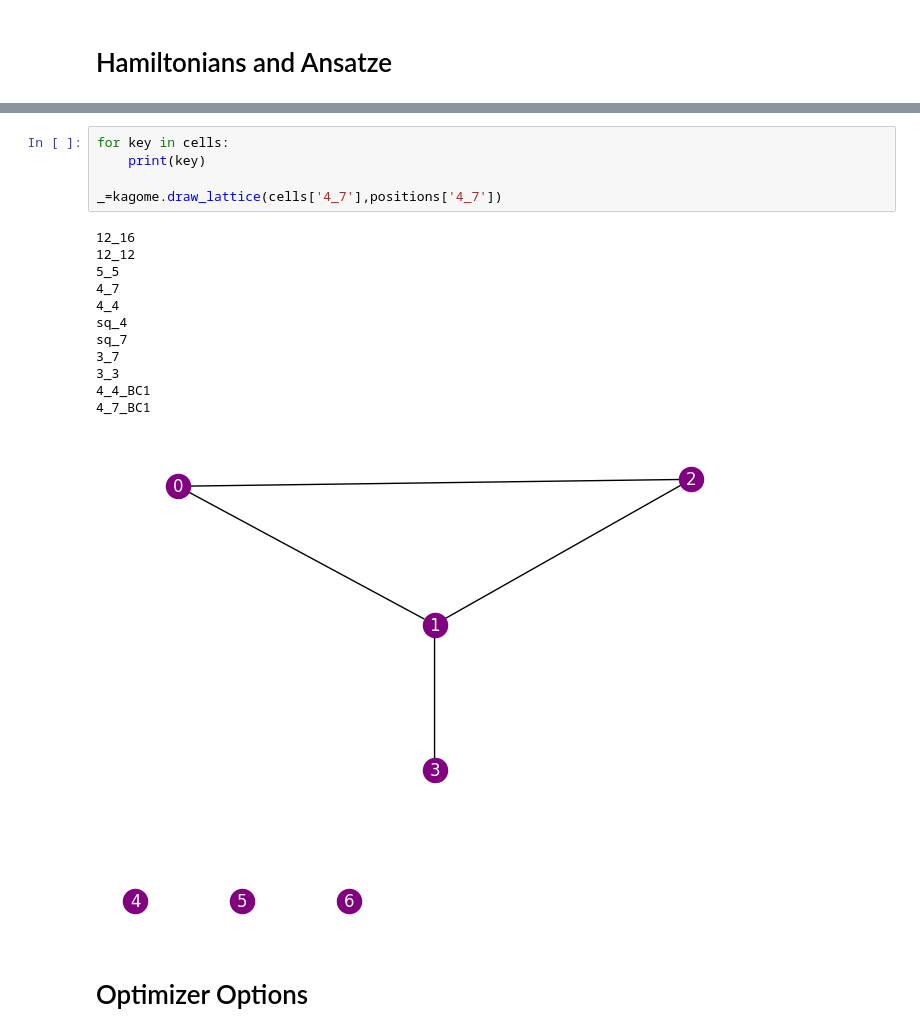
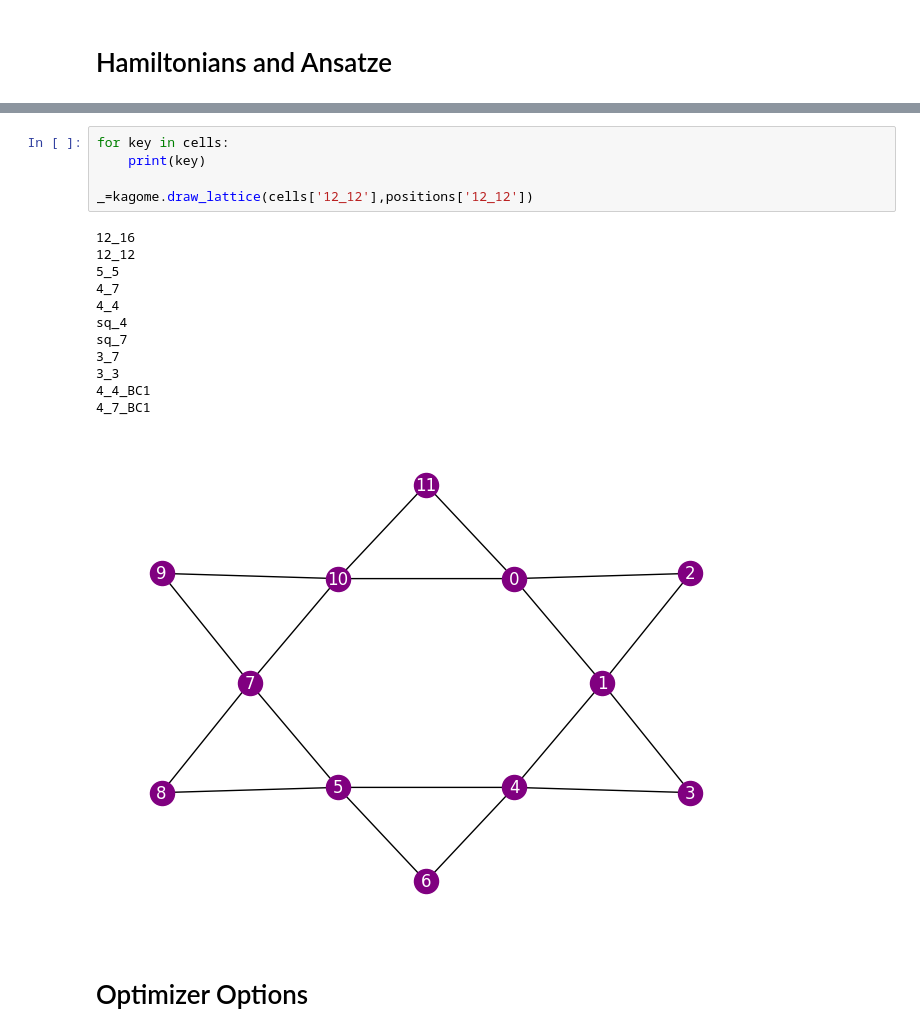
Before and after one commit to rrodenbusch/open-science-prize-2022, a Jupyter notebook: H4_4_BC1-Kagome-Simulation.ipynb, the cells around one changed output, grey strips where cells are left out. Cells and saved outputs as stored; diff of their text form.

```diff
--- a/H4_4_BC1-Kagome-Simulation.ipynb
+++ b/H4_4_BC1-Kagome-Simulation.ipynb
@@ -109,21 +109,21 @@ H12_12: Edges 18 Eigenvalues 64
 # %%
 for key in cells:
     print(key)
 
-_=kagome.draw_lattice(cells['4_7'],positions['4_7'])
+_=kagome.draw_lattice(cells['12_12'],positions['12_12'])
 # %% [output]
 12_16
 12_12
 5_5
 4_7
 4_4
 sq_4
 sq_7
 3_7
 3_3
 4_4_BC1
 4_7_BC1
-[figure, old version]
+[figure, new version]
 # %% [markdown]
 # Optimizer Options
 # %%
```
Also changed, not shown: parts of 13 cells of this notebook, 8 other files.
